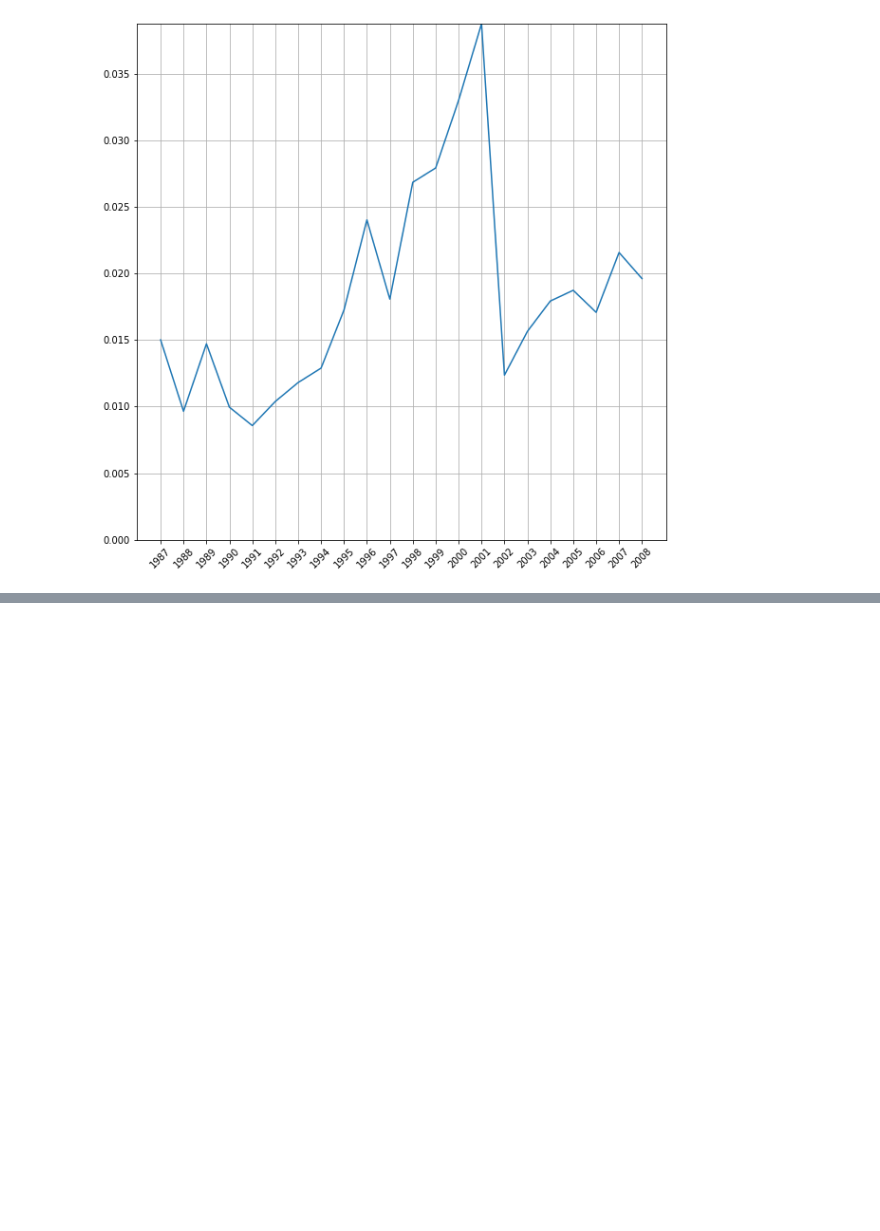
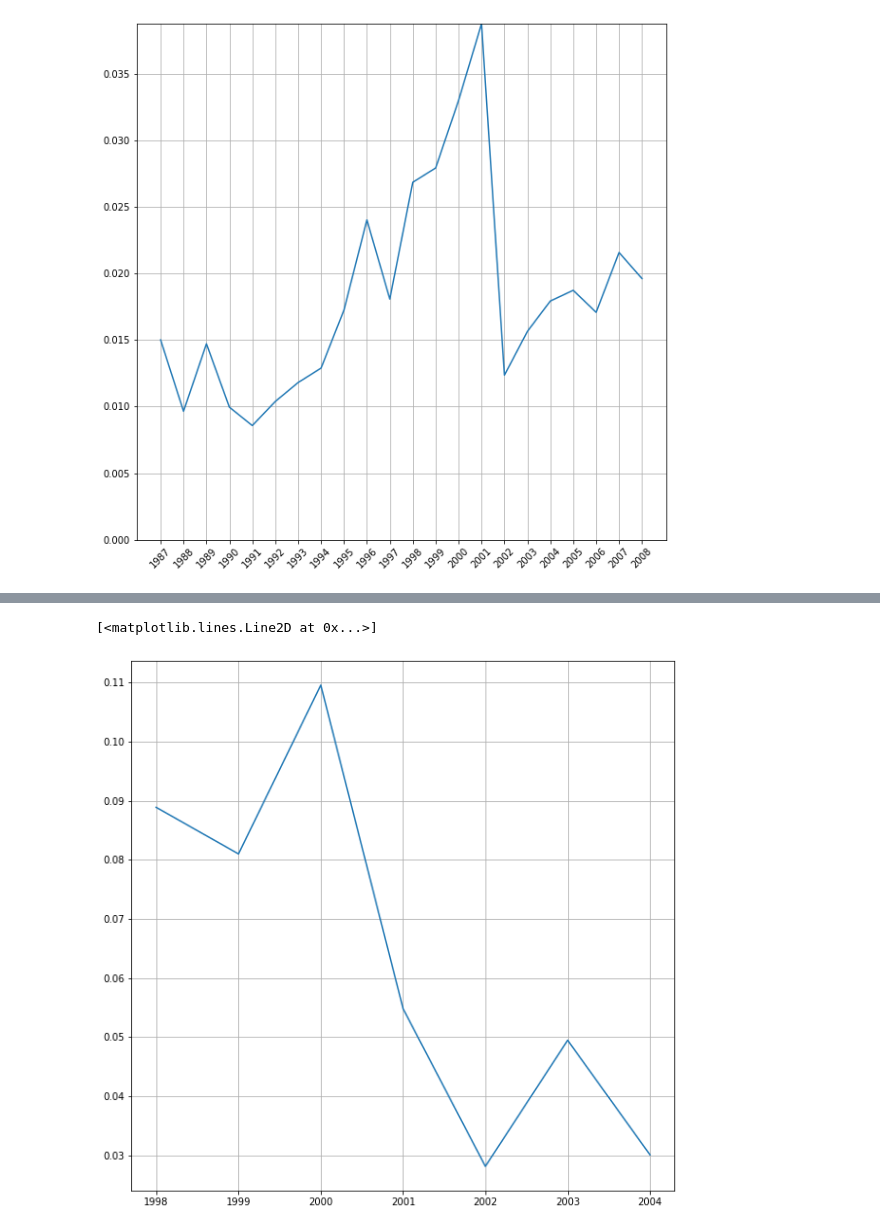
Before and after one commit to Dionidgy/ML, a Jupyter notebook: lifelong/lifelong.ipynb, the cells around one changed output, grey strips where cells are left out. Cells and saved outputs as stored; diff of their text form; code cells hidden in the pictures; blank space fills up the shorter version.

```diff
--- a/lifelong/lifelong.ipynb
+++ b/lifelong/lifelong.ipynb
@@ -298,0 +413,3 @@ plt.plot(range(1987, 2009), cancelled_flight)
+# %%
+df_ozone['year'] = df_ozone.Date.apply(lambda x: x.split("/")[2])
+df_ozone.groupby(['year', 'is_ozone_day']).agg({'is_ozone_day' : 'count'})
@@ -298,0 +433,4 @@ plt.plot(range(1987, 2009), cancelled_flight)
+# %%
+df_ozone_agg = df_ozone.groupby(['year', 'is_ozone_day'], as_index=False).agg({'is_ozone_day' : 'count'}).groupby(['year'], as_index=False).agg({'is_ozone_day' : ['min', 'sum']})
+df_ozone_agg['perc'] = df_ozone_agg[('is_ozone_day', 'min')] / df_ozone_agg[('is_ozone_day', 'sum')]
+df_ozone_agg
@@ -298,0 +447,7 @@ plt.plot(range(1987, 2009), cancelled_flight)
+# %%
+plt.figure(figsize=(10, 10))
+plt.grid()
+plt.plot(df_ozone_agg['year'], df_ozone_agg['perc'])
+# %% [output]
+[<matplotlib.lines.Line2D at 0x...>]
+[figure, added]
```
Also changed, not shown: parts of 15 cells of this notebook.
